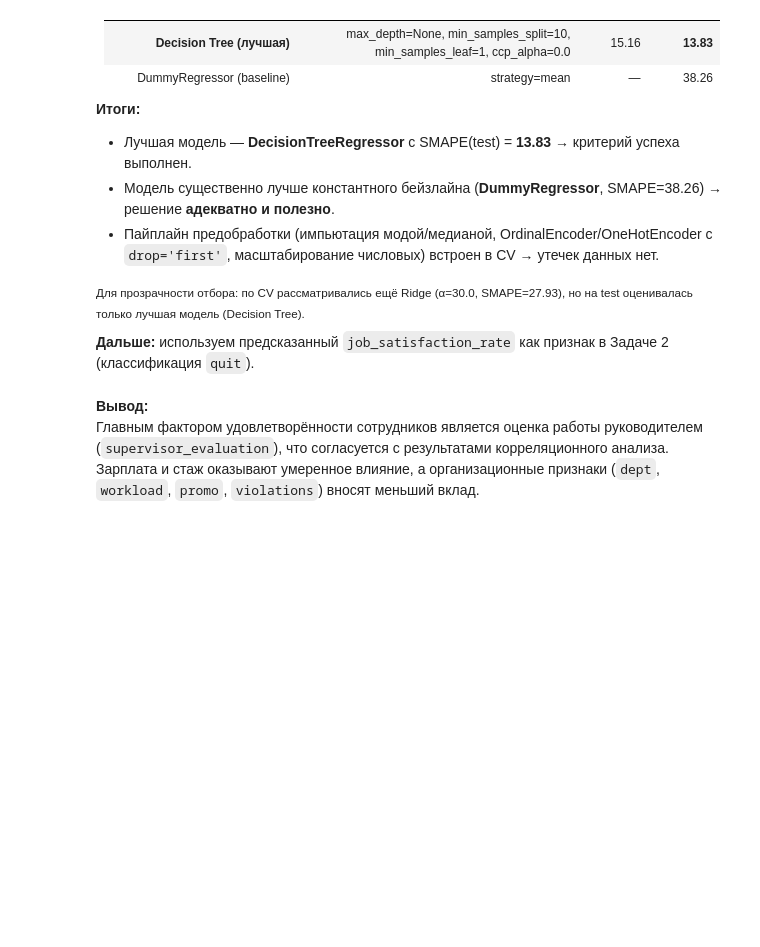
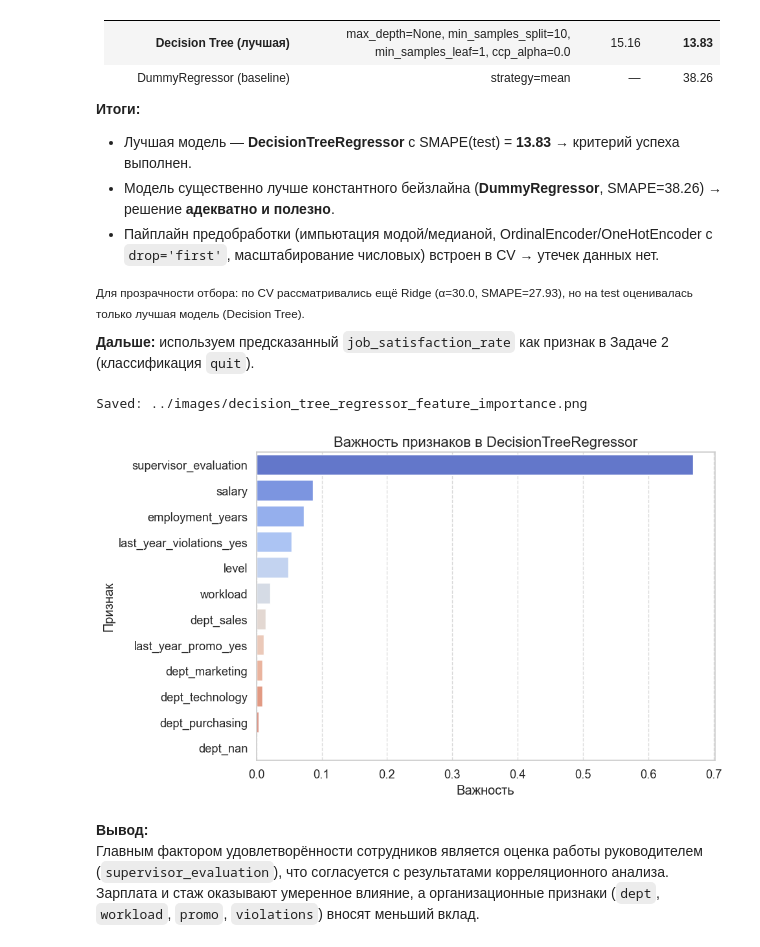
Before and after one commit to foxypandas/hr-ml-analysis, a Jupyter notebook: notebooks/hr_ml_analysis_ru.ipynb, the cells around one changed output. Cells and saved outputs as stored; diff of their text form; code cells hidden in the pictures; blank space fills up the shorter version.

```diff
--- a/notebooks/hr_ml_analysis_ru.ipynb
+++ b/notebooks/hr_ml_analysis_ru.ipynb
@@ -752,34 +938,37 @@ for name, trans, cols in fitted_prep.transformers_:
         continue
 
     # Если это Pipeline, ищем внутри шаги
     if hasattr(trans, 'named_steps'):
         if 'onehot' in trans.named_steps and isinstance(trans.named_steps['onehot'], OneHotEncoder):
             ohe = trans.named_steps['onehot']
             feature_names.extend(ohe.get_feature_names_out(input_features=cols))
         elif 'ord' in trans.named_steps and isinstance(trans.named_steps['ord'], OrdinalEncoder):
             feature_names.extend(cols)  # OrdinalEncoder does not expand features
         else:
             feature_names.extend(cols)  # Other transformers
     elif isinstance(trans, OneHotEncoder):
         feature_names.extend(trans.get_feature_names_out(input_features=cols))
     else:
         feature_names.extend(cols)  # Other transformers
 
 # 5) Проверка длины и сбор таблицы
 assert len(importances) == len(feature_names), (len(importances), len(feature_names))
 importance_df = (pd.DataFrame({'Признак': feature_names, 'Важность': importances})
                    .sort_values('Важность', ascending=False)
                    .reset_index(drop=True))
 
 # 6) График важности
 plt.figure(figsize=(10, 6))
-sns.barplot(data=importance_df, x='Важность', y='Признак', palette='coolwarm')
+sns.barplot(data=importance_df, x='Важность', y='Признак', hue='Признак', palette='coolwarm', legend=False)
 plt.title("Важность признаков в DecisionTreeRegressor", fontsize=16)
 plt.xlabel("Важность"); plt.ylabel("Признак")
 plt.grid(axis='x', linestyle='--', alpha=0.7)
 plt.tight_layout();
 save_plot("decision_tree_regressor_feature_importance")
 plt.show()
+# %% [output]
+Saved: ../images/decision_tree_regressor_feature_importance.png
+[figure, added]
 # %% [markdown]
 **Вывод:**
 Главным фактором удовлетворённости сотрудников является оценка работы руководителем (`supervisor_evaluation`), что согласуется с результатами корреляционного анализа.
```
Also changed, not shown: parts of 31 cells of this notebook.
